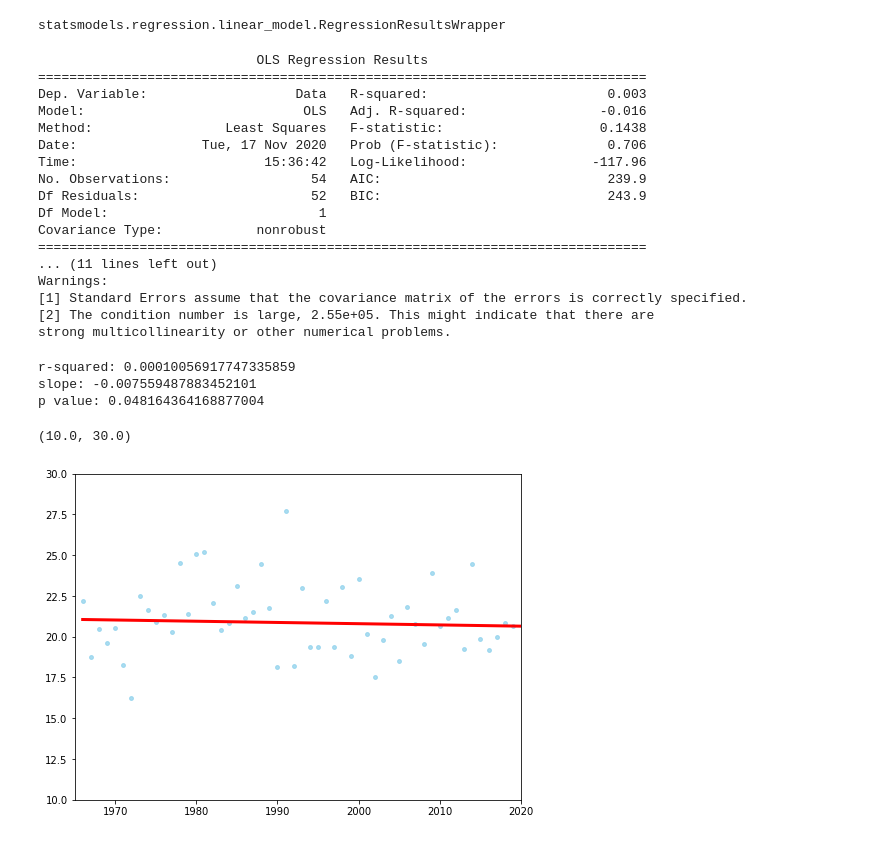
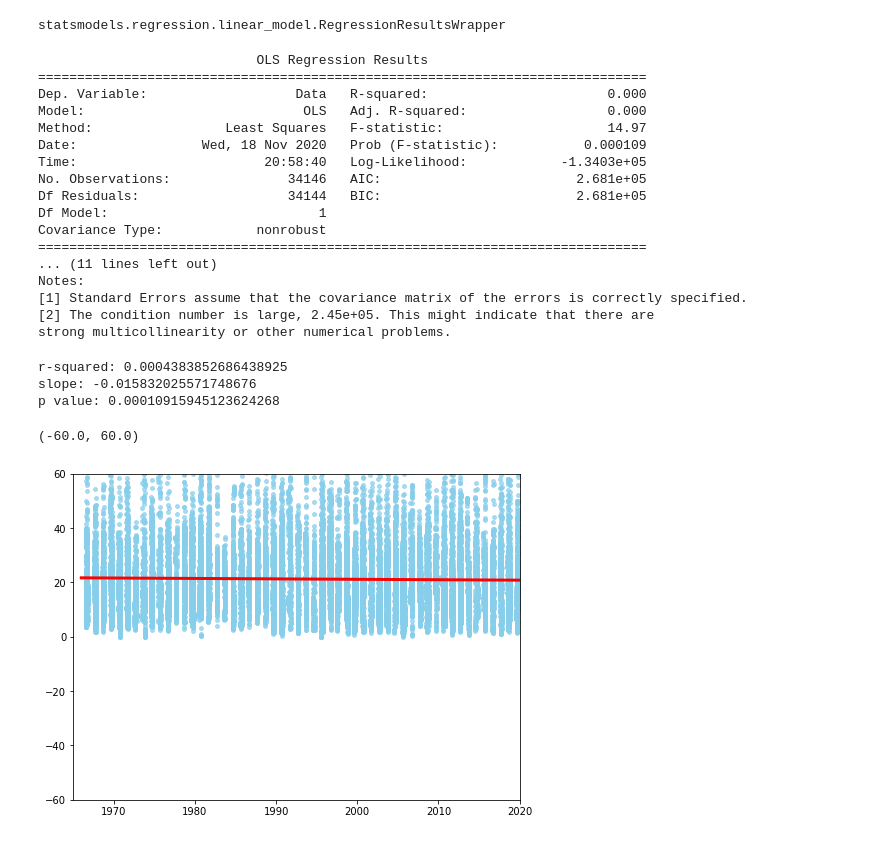
Before and after one commit to aiyyer/tcaccel, a Jupyter notebook: trend/python/OLS_regression.ipynb, the cells around one changed output. Cells and saved outputs as stored; diff of their text form; code cells hidden in the pictures.

```diff
--- a/trend/python/OLS_regression.ipynb
+++ b/trend/python/OLS_regression.ipynb
@@ -12,16 +12,17 @@ import pandas as pd
 import matplotlib.pyplot as plt
 from statsmodels.sandbox.regression.predstd import wls_prediction_std
 
-fileName = './speed_ALL_atl_0_90.nc'
+fileName = 'tang_JASO_atl_0_90.nc'
+fileName = 'speed_JASO_atl_0_90.nc'
 
 
 ds = xr.open_dataset(fileName)
 print(ds)
 
-#Data  = ds.Data
-#Time  = ds.Fracyear
+Data  = ds.Data
+Time  = ds.Fracyear
 
-Data  = ds.yearly
-Time  = ds.years
+#Data  = ds.yearly
+#Time  = ds.years
 # %% [output]
 <xarray.Dataset>
@@ -75,20 +58,20 @@ print(results.summary())
 # %% [output]
                             OLS Regression Results
 ==============================================================================
-Dep. Variable:                   Data   R-squared:                       0.003
-Model:                            OLS   Adj. R-squared:                 -0.016
-Method:                 Least Squares   F-statistic:                    0.1438
-Date:                Tue, 17 Nov 2020   Prob (F-statistic):              0.706
-Time:                        15:36:42   Log-Likelihood:                -117.96
-No. Observations:                  54   AIC:                             239.9
-Df Residuals:                      52   BIC:                             243.9
+Dep. Variable:                   Data   R-squared:                       0.000
+Model:                            OLS   Adj. R-squared:                  0.000
+Method:                 Least Squares   F-statistic:                     14.97
+Date:                Wed, 18 Nov 2020   Prob (F-statistic):           0.000109
+Time:                        20:58:40   Log-Likelihood:            -1.3403e+05
+No. Observations:               34146   AIC:                         2.681e+05
+Df Residuals:                   34144   BIC:                         2.681e+05
 Df Model:                           1
 Covariance Type:            nonrobust
 ==============================================================================
 ... (11 lines left out)
-Warnings:
+Notes:
 [1] Standard Errors assume that the covariance matrix of the errors is correctly specified.
-[2] The condition number is large, 2.55e+05. This might indicate that there are
+[2] The condition number is large, 2.45e+05. This might indicate that there are
 strong multicollinearity or other numerical problems.
 # %%
 '''
@@ -104,25 +87,25 @@ print ("r-squared:", r_value**2)
 print ("slope:", slope)
 print ("p value:", p_value)
 # %% [output]
-r-squared: 0.00010056917747335859
-slope: -0.007559487883452101
-p value: 0.048164364168877004
+r-squared: 0.0004383852686438925
+slope: -0.015832025571748676
+p value: 0.00010915945123624268
 # %%
 fig, ax = plt.subplots(figsize=(8, 6))
 x = np.arange(1966,2021,1)
 get_y = lambda a, b: a + b * x
 
 
-ymin = 10.
-ymax = 30.
+ymin = -60.
+ymax =  60.
 
 y = get_y(intercept,slope)
 
 ax.scatter(Time, Data, s=15, color='skyblue',alpha=.7)
 ax.plot(x, y, color='red', linewidth=3, label='OLS')
 
 ax.set_xlim((1965,2020))
 ax.set_ylim((ymin,ymax))
 # %% [output]
-(10.0, 30.0)
+(-60.0, 60.0)
-[figure, old version]
+[figure, new version]
```
Also changed, not shown: parts of 2 cells of this notebook, 4 other files.
